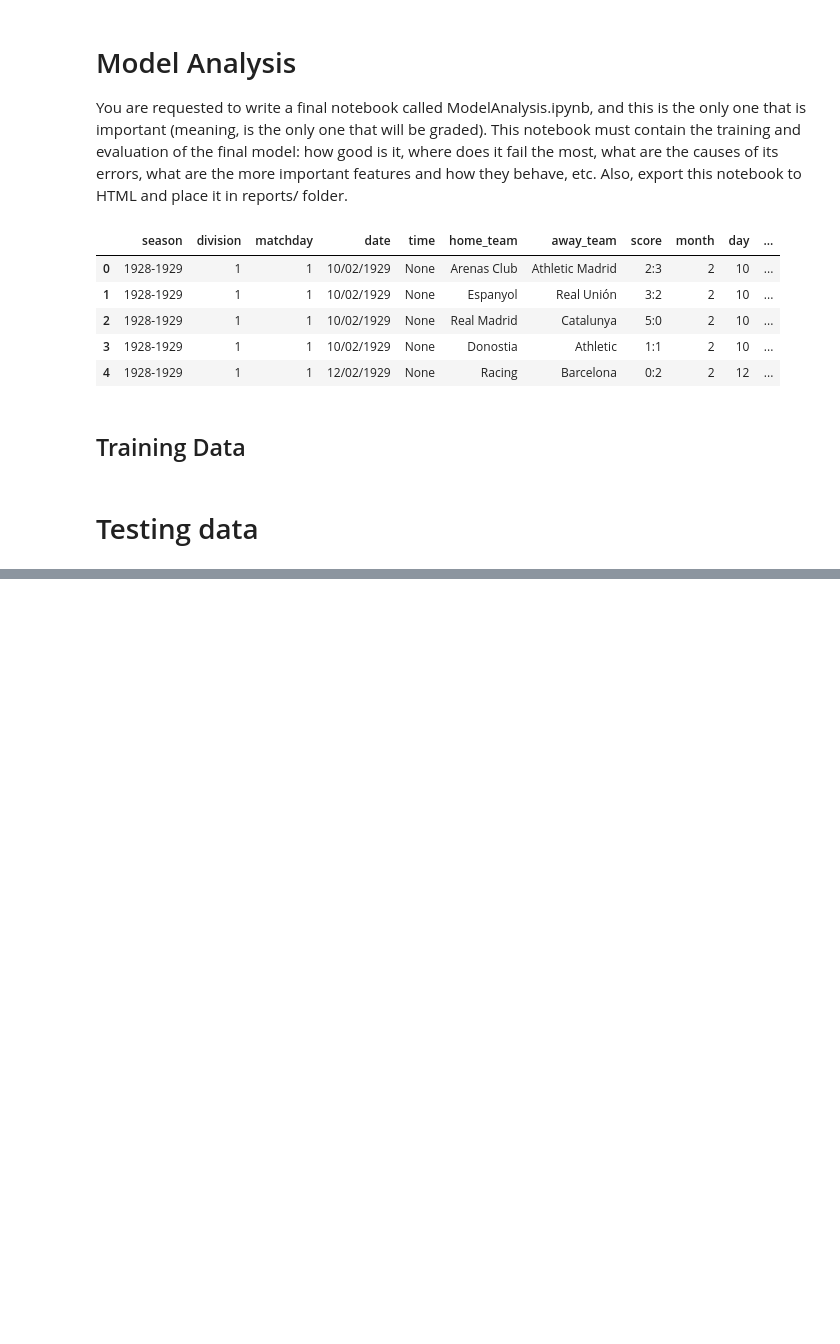
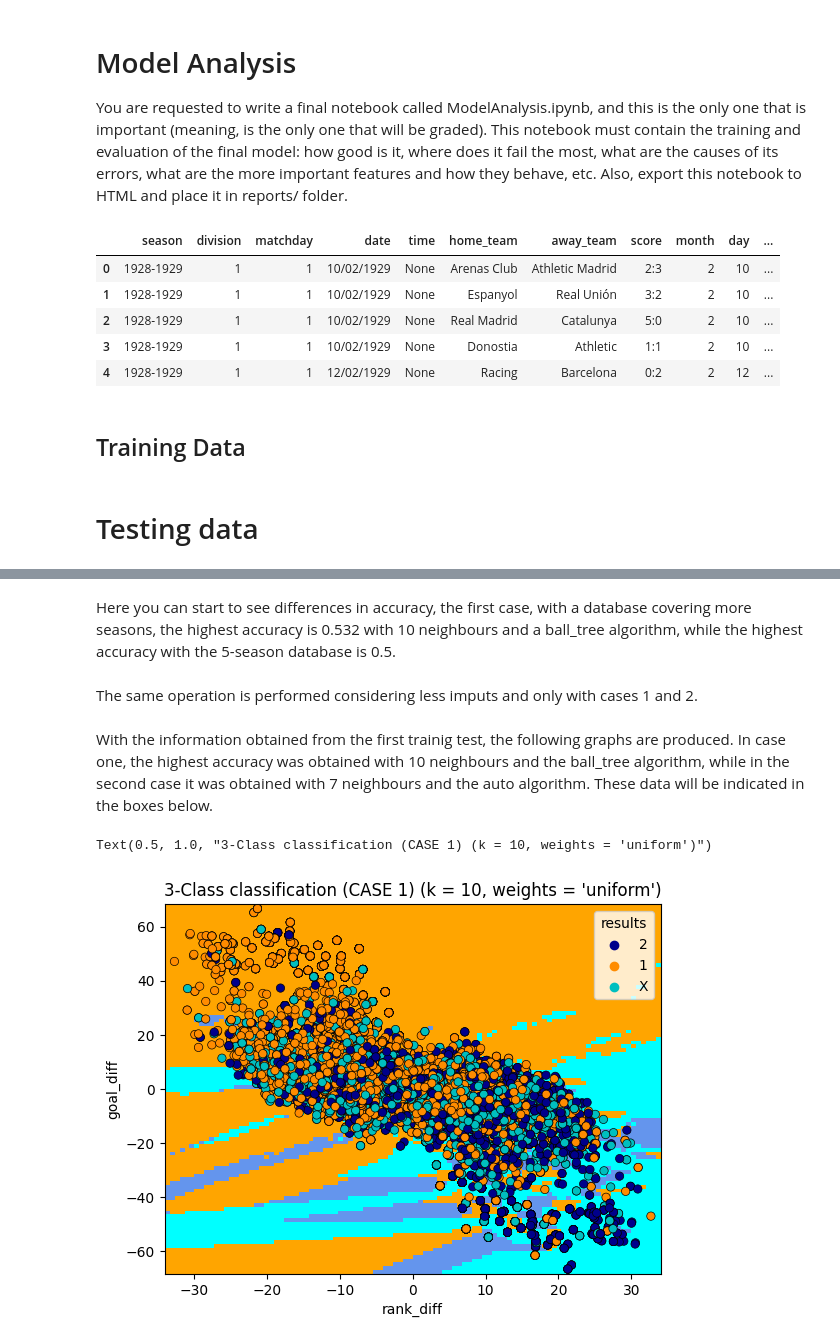
Before and after one commit to alexfulleda98/la-quiniela, a Jupyter notebook: analysis/ModelAnalysis.ipynb, the cells around one changed output, grey strips where cells are left out. Drawn from its saved outputs; the diff is of its cells as text; code cells hidden in the pictures; blank space fills up the shorter version.

```diff
--- a/analysis/ModelAnalysis.ipynb
+++ b/analysis/ModelAnalysis.ipynb
@@ -193,0 +286,4 @@ y_test_reduced = test_df.results
+# %% [markdown]
+Here you can start to see differences in accuracy, the first case, with a database covering more seasons, the highest accuracy is 0.532 with 10 neighbours and a ball_tree algorithm, while the highest accuracy with the 5-season database is 0.5.
+# %% [markdown]
+The same operation is performed considering less imputs and only with cases 1 and 2.
@@ -194 +308,41 @@ y_test_reduced = test_df.results
+# %% [markdown]
+With the information obtained from the first trainig test, the following graphs are produced. In case one, the highest accuracy was obtained with 10 neighbours and the ball_tree algorithm, while in the second case it was obtained with 7 neighbours and the auto algorithm. These data will be indicated in the boxes below.
+# %%
+#CASE 1
+cmap_light = ListedColormap(["orange", "cyan", "cornflowerblue"])
+cmap_bold = [ "darkblue", "darkorange", "c"]
+
+n_neighbors = 10
+weights = "uniform"
+clf = neighbors.KNeighborsClassifier(n_neighbors, weights=weights, algorithm="ball_tree")
+clf.fit(x_train_reduced_1, y_train_reduced_1)
+
+_, ax = plt.subplots()
+DecisionBoundaryDisplay.from_estimator(
+    clf,
+    x_train_reduced_1,
+    cmap=cmap_light,
+    ax=ax,
+    response_method="predict",
+    plot_method="pcolormesh",
+    xlabel="rank_diff",
+    ylabel="goal_diff",
+    shading="auto",
+)
+
+# Plot also the training points
+sns.scatterplot(
+    x=x_train_reduced_1["rank_diff"],
+    y=x_train_reduced_1["goal_diff"],
+    hue=y_train_reduced_1,
+    palette=cmap_bold,
+    alpha=1.0,
+    edgecolor="black",
+)
+plt.title(
+    "3-Class classification (CASE 1) (k = %i, weights = '%s')" % (n_neighbors, weights)
+)
+# %% [output]
+Text(0.5, 1.0, "3-Class classification (CASE 1) (k = 10, weights = 'uniform')")
+[figure, added]
 # %%
```
Also changed, not shown: parts of 32 cells of this notebook, 2 other files.
